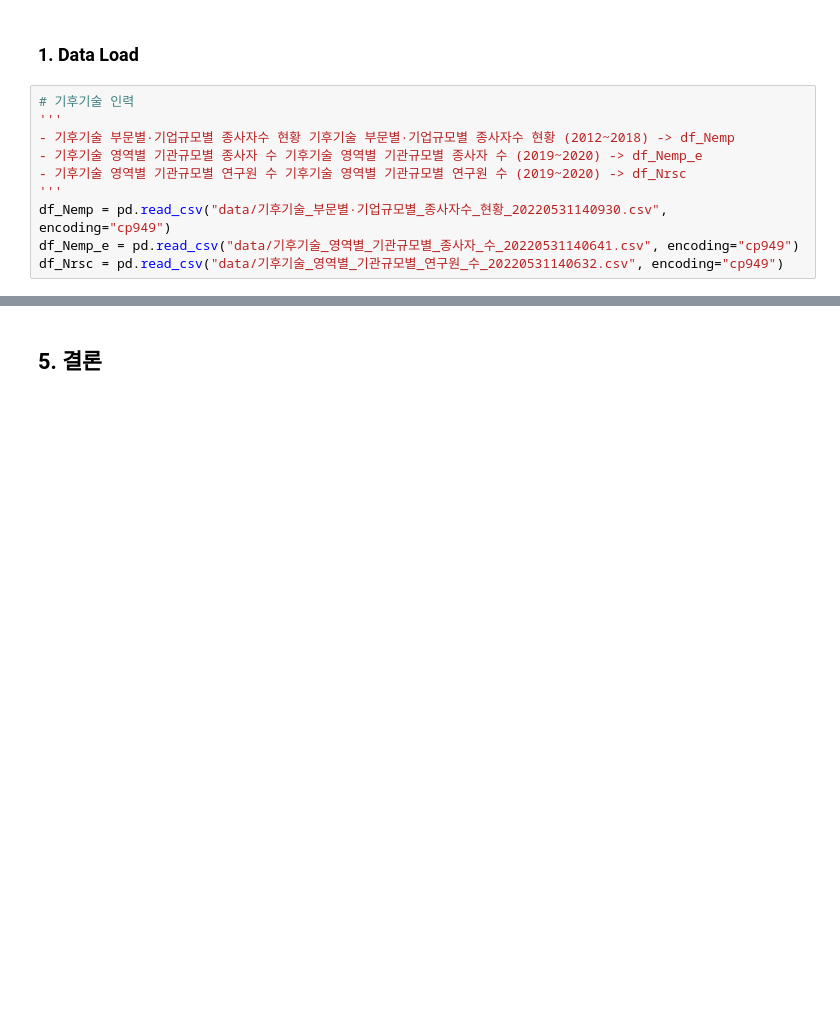
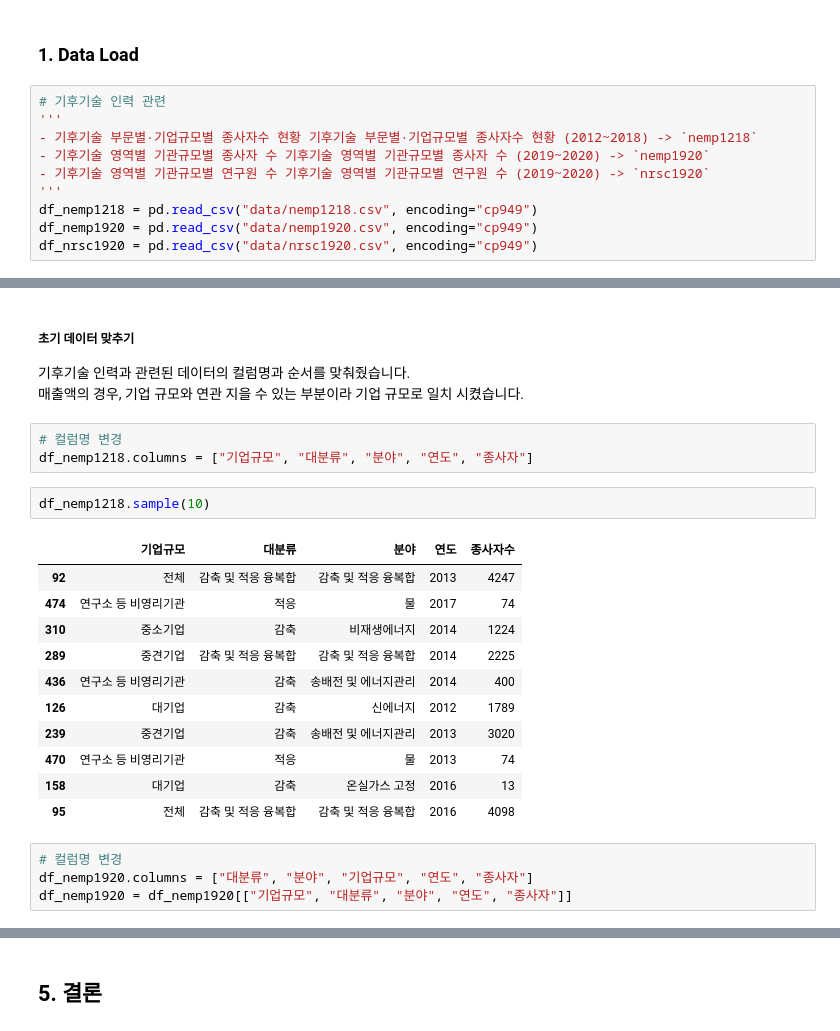
Before and after one commit to nuyhc/Mini_Project, a Jupyter notebook: 4. V_CTI_CN/v_cti_cn.ipynb, the cells around one changed output, grey strips where cells are left out. Drawn from its saved outputs; the diff is of its cells as text; blank space fills up the shorter version.

Commit message:
data draft

```diff
--- a/4. V_CTI_CN/v_cti_cn.ipynb
+++ b/4. V_CTI_CN/v_cti_cn.ipynb
@@ -137,13 +137,13 @@ from IPython.display import set_matplotlib_formats
 # %% [markdown]
 ### 1. Data Load
 # %%
-# 기후기술 인력
+# 기후기술 인력 관련
 '''
-- 기후기술 부문별·기업규모별 종사자수 현황 기후기술 부문별·기업규모별 종사자수 현황 (2012~2018) -> df_Nemp
-- 기후기술 영역별 기관규모별 종사자 수 기후기술 영역별 기관규모별 종사자 수 (2019~2020) -> df_Nemp_e
-- 기후기술 영역별 기관규모별 연구원 수 기후기술 영역별 기관규모별 연구원 수 (2019~2020) -> df_Nrsc
+- 기후기술 부문별·기업규모별 종사자수 현황 기후기술 부문별·기업규모별 종사자수 현황 (2012~2018) -> `nemp1218`
+- 기후기술 영역별 기관규모별 종사자 수 기후기술 영역별 기관규모별 종사자 수 (2019~2020) -> `nemp1920`
+- 기후기술 영역별 기관규모별 연구원 수 기후기술 영역별 기관규모별 연구원 수 (2019~2020) -> `nrsc1920`
 '''
-df_Nemp = pd.read_csv("data/기후기술_부문별·기업규모별_종사자수_현황_20220531140930.csv", encoding="cp949")
-df_Nemp_e = pd.read_csv("data/기후기술_영역별_기관규모별_종사자_수_20220531140641.csv", encoding="cp949")
-df_Nrsc = pd.read_csv("data/기후기술_영역별_기관규모별_연구원_수_20220531140632.csv", encoding="cp949")
+df_nemp1218 = pd.read_csv("data/nemp1218.csv", encoding="cp949")
+df_nemp1920 = pd.read_csv("data/nemp1920.csv", encoding="cp949")
+df_nrsc1920 = pd.read_csv("data/nrsc1920.csv", encoding="cp949")
 # %%
@@ -183,0 +190,25 @@ pass
+# %% [markdown]
+##### 초기 데이터 맞추기
+기후기술 인력과 관련된 데이터의 컬럼명과 순서를 맞춰줬습니다.
+매출액의 경우, 기업 규모와 연관 지을 수 있는 부분이라 기업 규모로 일치 시켰습니다.
+# %%
+# 컬럼명 변경
+df_nemp1218.columns = ["기업규모", "대분류", "분야", "연도", "종사자"]
+# %%
+df_nemp1218.sample(10)
+# %% [output]
+|  | 기업규모 | 대분류 | 분야 | 연도 | 종사자수 |
+| 92 | 전체 | 감축 및 적응 융복합 | 감축 및 적응 융복합 | 2013 | 4247 |
+| 474 | 연구소 등 비영리기관 | 적응 | 물 | 2017 | 74 |
+| 310 | 중소기업 | 감축 | 비재생에너지 | 2014 | 1224 |
+| 289 | 중견기업 | 감축 및 적응 융복합 | 감축 및 적응 융복합 | 2014 | 2225 |
+| 436 | 연구소 등 비영리기관 | 감축 | 송배전 및 에너지관리 | 2014 | 400 |
+| 126 | 대기업 | 감축 | 신에너지 | 2012 | 1789 |
+| 239 | 중견기업 | 감축 | 송배전 및 에너지관리 | 2013 | 3020 |
+| 470 | 연구소 등 비영리기관 | 적응 | 물 | 2013 | 74 |
+| 158 | 대기업 | 감축 | 온실가스 고정 | 2016 | 13 |
+| 95 | 전체 | 감축 및 적응 융복합 | 감축 및 적응 융복합 | 2016 | 4098 |
+# %%
+# 컬럼명 변경
+df_nemp1920.columns = ["대분류", "분야", "기업규모", "연도", "종사자"]
+df_nemp1920 = df_nemp1920[["기업규모", "대분류", "분야", "연도", "종사자"]]
```
Also changed, not shown: parts of 19 cells of this notebook.
